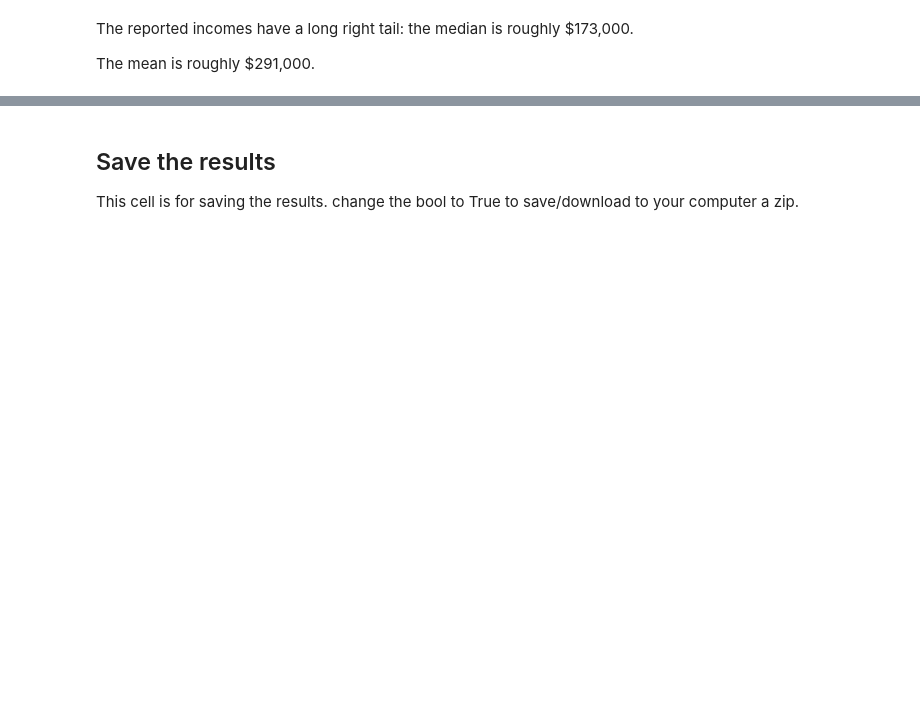
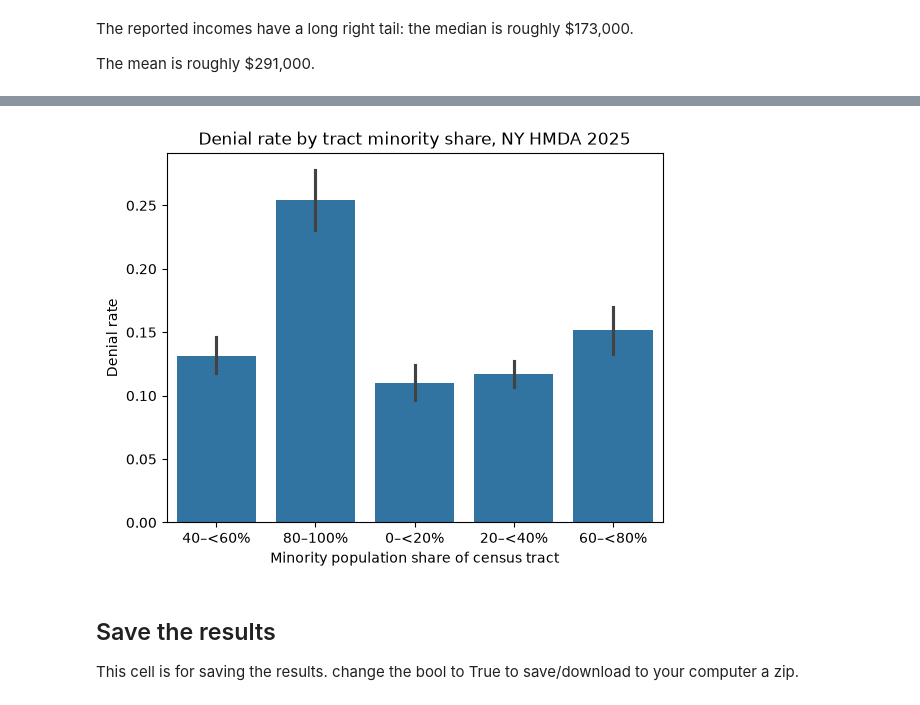
Before and after one commit to chrisd12348765/cmpu250-fall2026-group5-project, a Jupyter notebook: eda/eda.ipynb, the cells around one changed output, grey strips where cells are left out. Drawn from its saved outputs; the diff is of its cells as text; code cells hidden in the pictures; blank space fills up the shorter version.

```diff
--- a/eda/eda.ipynb
+++ b/eda/eda.ipynb
@@ -176,0 +266,10 @@ The mean is roughly $291,000.
+# %%
+%pip install seaborn
+import seaborn as sns
+
+ax = sns.barplot(data=hmda, x="tract_minority_band", y="denied", errorbar=("ci", 95))
+ax.set_xlabel("Minority population share of census tract")
+ax.set_ylabel("Denial rate")
+ax.set_title("Denial rate by tract minority share, NY HMDA 2025")
+plt.show()
+# %% [output]
@@ -177,3 +290,4 @@ The mean is roughly $291,000.
+[figure, added]
 # %% [markdown]
 ## Save the results
 This cell is for saving the results. change the bool to True to save/download to your computer a zip.
```
Also changed, not shown: parts of 13 cells of this notebook.
